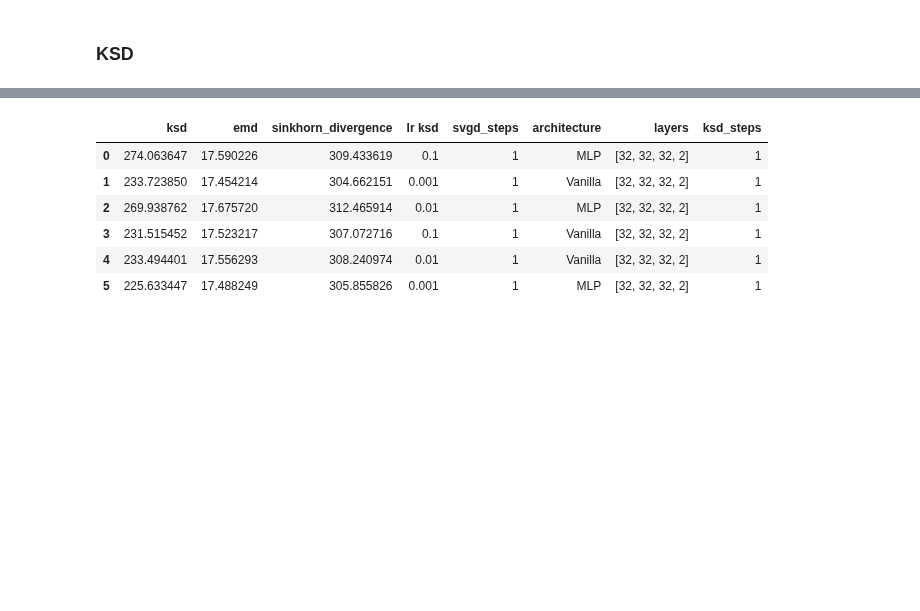
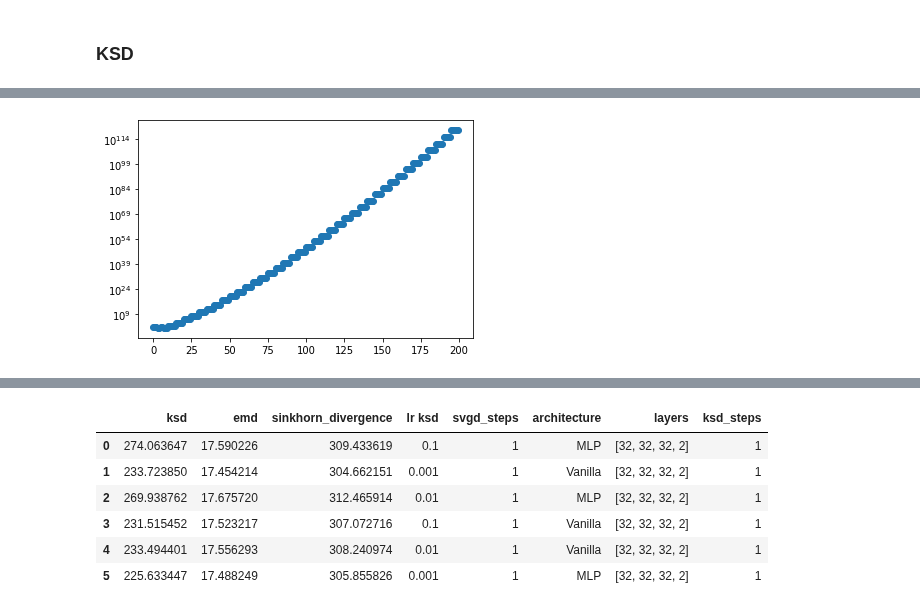
Before and after one commit to ratschlab/projects-2020-Neural-SVGD, a Jupyter notebook: notebooks/evaluating_experiments/two-dim-gaussian.ipynb, the cells around one changed output, grey strips where cells are left out. Cells and saved outputs as stored; diff of their text form; code cells hidden in the pictures; blank space fills up the shorter version.

```diff
--- a/notebooks/evaluating_experiments/two-dim-gaussian.ipynb
+++ b/notebooks/evaluating_experiments/two-dim-gaussian.ipynb
@@ -167,2 +181,7 @@ ind = 23
+# %%
+plt.plot(onp.array(rundata[ind]["ksd_after_svgd_update"]), "o", label="KSD after svgd update")
+plt.yscale("log")
+# %% [output]
+[figure, added]
 # %%
 fig, ax = plt.subplots(figsize=[12, 6])
```
Also changed, not shown: parts of 12 cells of this notebook, 8 other files.
